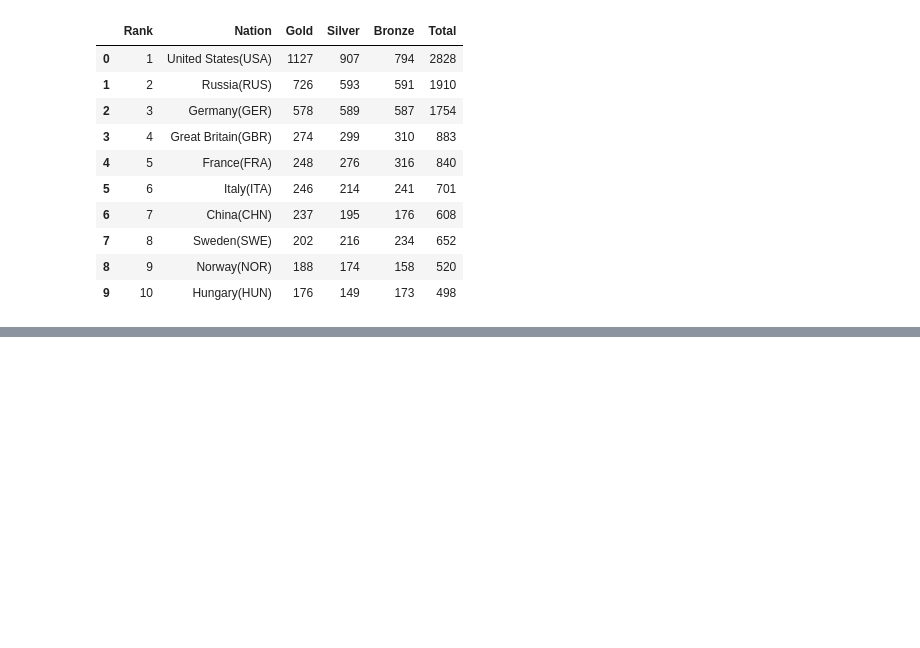
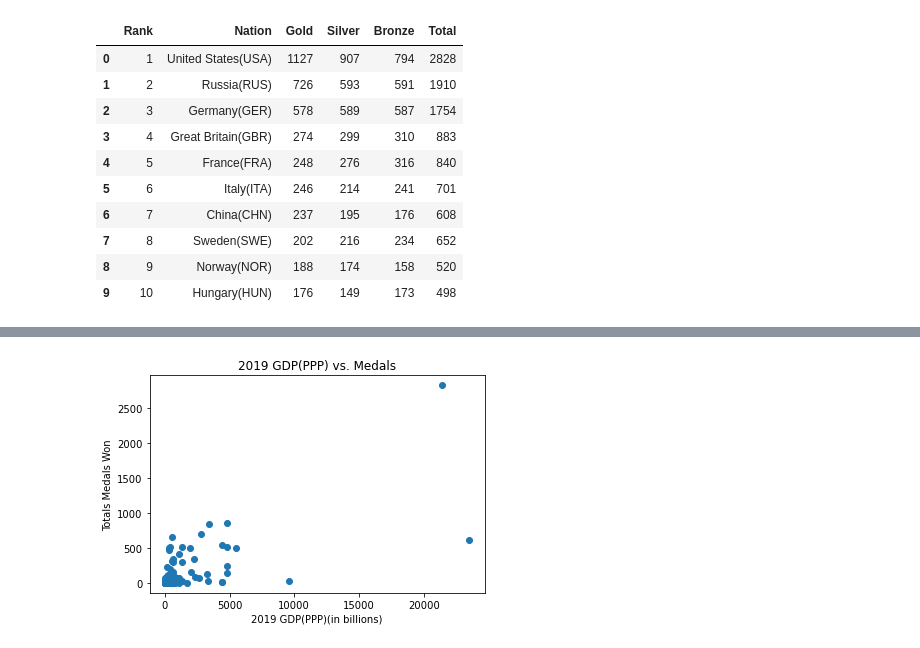
Before and after one commit to olincollege/econ-and-olympics, a Jupyter notebook: Economics-and-Olympics.ipynb, the cells around one changed output, grey strips where cells are left out. Drawn from its saved outputs; the diff is of its cells as text; code cells hidden in the pictures; blank space fills up the shorter version.

Commit message:
updated tables and plotted visualizations

```diff
--- a/Economics-and-Olympics.ipynb
+++ b/Economics-and-Olympics.ipynb
@@ -54 +55,8 @@ get_GDP_PPP()
 193 rows × 3 columns
+# %%
+medals = get_medals_all();
+GDP = get_GDP_PPP();
+
+plot_GDPvMedals(medals, GDP)
+# %% [output]
+[figure, added]
```
Also changed, not shown: parts of 3 cells of this notebook, 2 other files.
